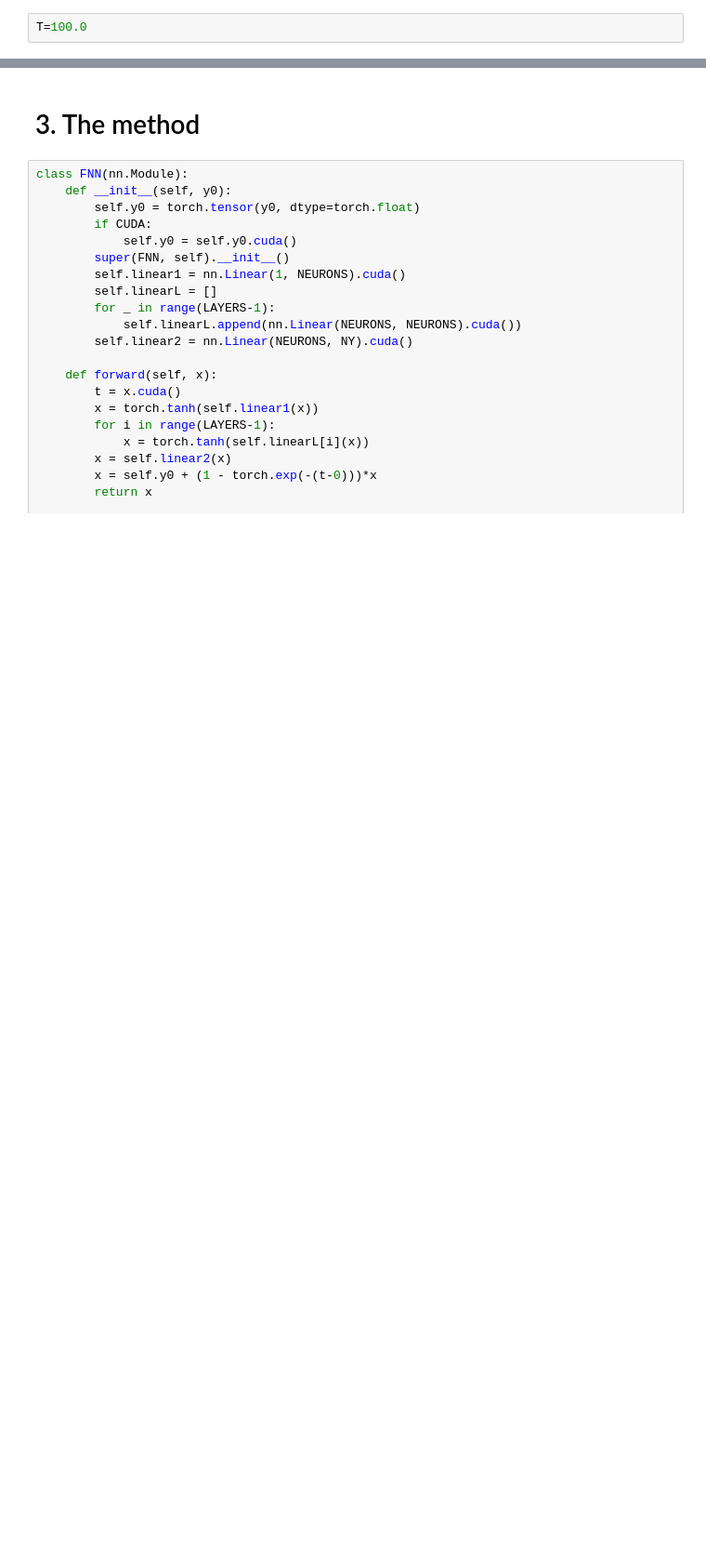
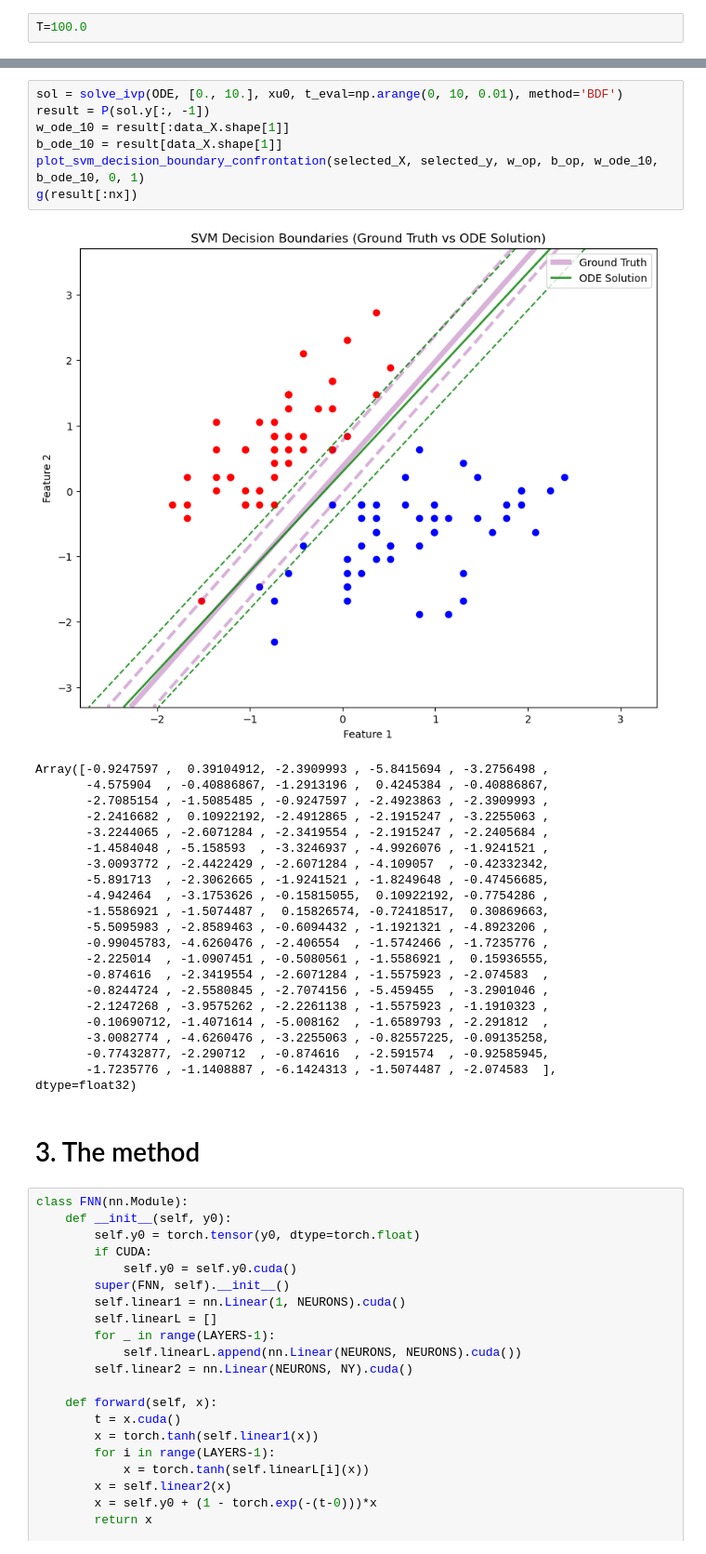
Before and after one commit to vedovati-matteo/master-thesis, a Jupyter notebook: code/svm_test/SVM_hard_2_100.ipynb, the cells around one changed output, grey strips where cells are left out. Shown at 93% size. Saved outputs shown, nothing was run; the diff lists cells and outputs as text; blank space fills up the shorter version.

```diff
--- a/code/svm_test/SVM_hard_2_100.ipynb
+++ b/code/svm_test/SVM_hard_2_100.ipynb
@@ -310,3 +361,32 @@ plt.show()
+# %%
+sol = solve_ivp(ODE, [0., 10.], xu0, t_eval=np.arange(0, 10, 0.01), method='BDF')
+result = P(sol.y[:, -1])
+w_ode_10 = result[:data_X.shape[1]]
+b_ode_10 = result[data_X.shape[1]]
+plot_svm_decision_boundary_confrontation(selected_X, selected_y, w_op, b_op, w_ode_10, b_ode_10, 0, 1)
+g(result[:nx])
+# %% [output]
+[figure, added]
+Array([-0.9247597 ,  0.39104912, -2.3909993 , -5.8415694 , -3.2756498 ,
+       -4.575904  , -0.40886867, -1.2913196 ,  0.4245384 , -0.40886867,
+       -2.7085154 , -1.5085485 , -0.9247597 , -2.4923863 , -2.3909993 ,
+       -2.2416682 ,  0.10922192, -2.4912865 , -2.1915247 , -3.2255063 ,
+       -3.2244065 , -2.6071284 , -2.3419554 , -2.1915247 , -2.2405684 ,
+       -1.4584048 , -5.158593  , -3.3246937 , -4.9926076 , -1.9241521 ,
+       -3.0093772 , -2.4422429 , -2.6071284 , -4.109057  , -0.42332342,
+       -5.891713  , -2.3062665 , -1.9241521 , -1.8249648 , -0.47456685,
+       -4.942464  , -3.1753626 , -0.15815055,  0.10922192, -0.7754286 ,
+       -1.5586921 , -1.5074487 ,  0.15826574, -0.72418517,  0.30869663,
+       -5.5095983 , -2.8589463 , -0.6094432 , -1.1921321 , -4.8923206 ,
+       -0.99045783, -4.6260476 , -2.406554  , -1.5742466 , -1.7235776 ,
+       -2.225014  , -1.0907451 , -0.5080561 , -1.5586921 ,  0.15936555,
+       -0.874616  , -2.3419554 , -2.6071284 , -1.5575923 , -2.074583  ,
+       -0.8244724 , -2.5580845 , -2.7074156 , -5.459455  , -3.2901046 ,
+       -2.1247268 , -3.9575262 , -2.2261138 , -1.5575923 , -1.1910323 ,
+       -0.10690712, -1.4071614 , -5.008162  , -1.6589793 , -2.291812  ,
+       -3.0082774 , -4.6260476 , -3.2255063 , -0.82557225, -0.09135258,
+       -0.77432877, -2.290712  , -0.874616  , -2.591574  , -0.92585945,
+       -1.7235776 , -1.1408887 , -6.1424313 , -1.5074487 , -2.074583  ],      dtype=float32)
 # %% [markdown]
 # 3. The method
 # %%
```
Also changed, not shown: parts of 11 cells of this notebook, 5 other files.
